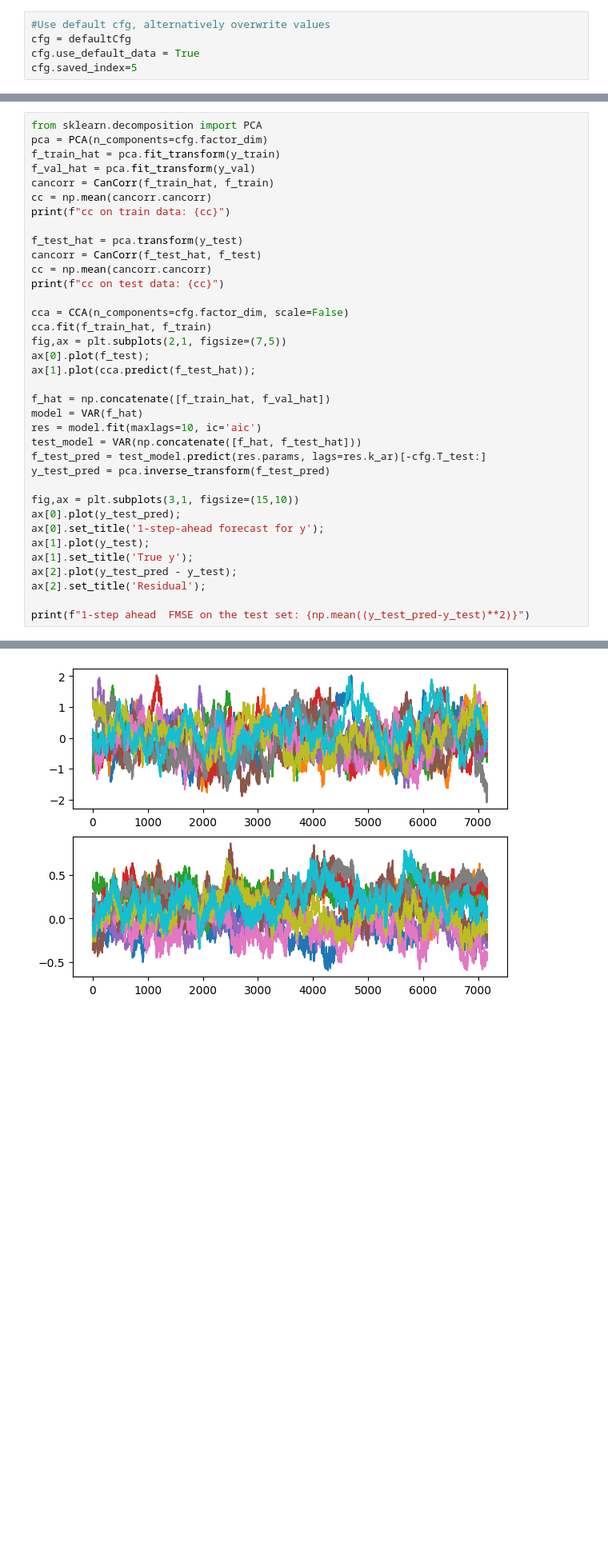
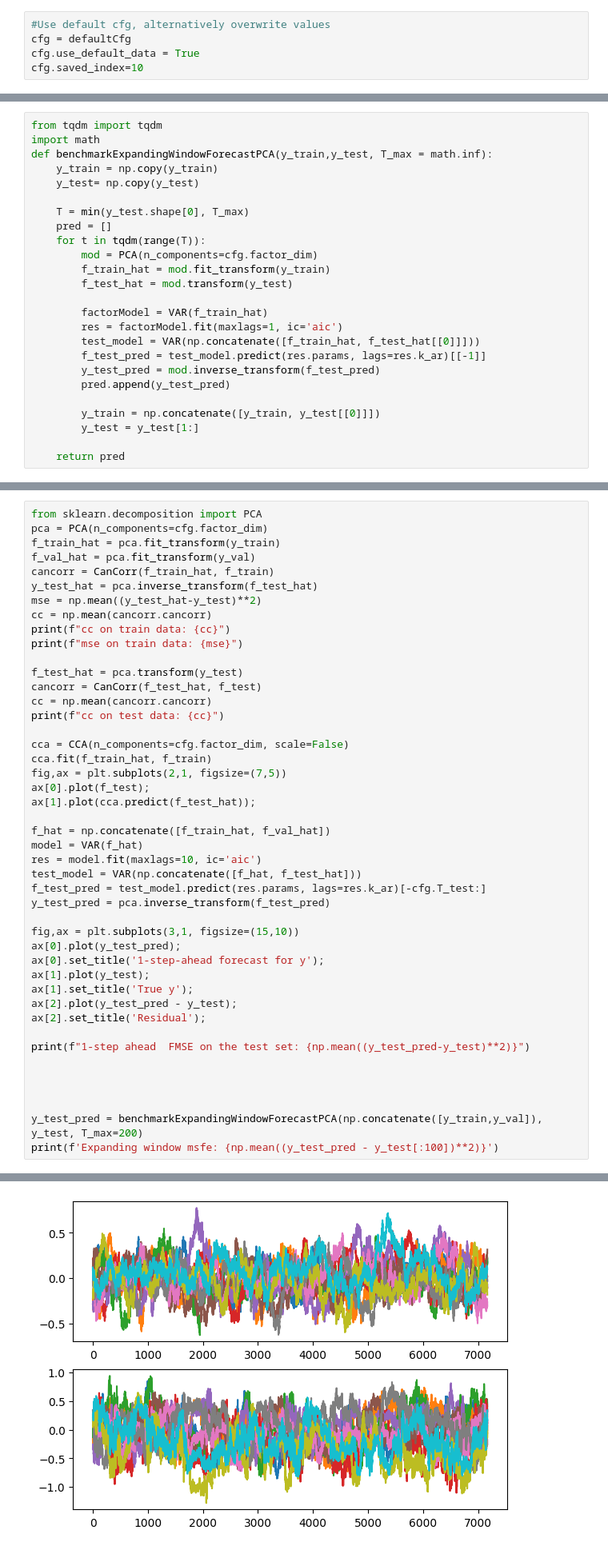
Before and after one commit to julianvanmeggelen/Thesis, a Jupyter notebook: Simulation/Benchmark.ipynb, the cells around one changed output, grey strips where cells are left out. Shown at 80% size. Saved outputs shown, nothing was run; the diff lists cells and outputs as text; blank space fills up the shorter version.

```diff
--- a/Simulation/Benchmark.ipynb
+++ b/Simulation/Benchmark.ipynb
@@ -42,7 +45,7 @@ EXPERIMENT_NAME = 'Experiment_template'
 #Use default cfg, alternatively overwrite values
 cfg = defaultCfg
 cfg.use_default_data = True
-cfg.saved_index=5
+cfg.saved_index=10
 # %% [markdown]
 ## Obtain Data
 Obtain the simulated $y$ and $f$
@@ -94,6 +94,31 @@ Decoder(
 ##torch.save(dec, '../DGP/saved/dec_4.pt')
 #np.save(arr=y, file='../DGP/saved/y_4.npy')
 #np.save(arr=f, file='../DGP/saved/f_4.npy')
+# %%
+from tqdm import tqdm
+import math
+def benchmarkExpandingWindowForecastPCA(y_train,y_test, T_max = math.inf):
+    y_train = np.copy(y_train)
+    y_test= np.copy(y_test)
+
+    T = min(y_test.shape[0], T_max)
+    pred = []
+    for t in tqdm(range(T)):
+        mod = PCA(n_components=cfg.factor_dim)
+        f_train_hat = mod.fit_transform(y_train)
+        f_test_hat = mod.transform(y_test)
+
+        factorModel = VAR(f_train_hat)
+        res = factorModel.fit(maxlags=1, ic='aic')
+        test_model = VAR(np.concatenate([f_train_hat, f_test_hat[[0]]]))
+        f_test_pred = test_model.predict(res.params, lags=res.k_ar)[[-1]]
+        y_test_pred = mod.inverse_transform(f_test_pred)
+        pred.append(y_test_pred)
+
+        y_train = np.concatenate([y_train, y_test[[0]]])
+        y_test = y_test[1:]
+
+    return pred
 # %% [markdown]
 ### PCA
 # %%
@@ -102,8 +127,11 @@ pca = PCA(n_components=cfg.factor_dim)
 f_train_hat = pca.fit_transform(y_train)
 f_val_hat = pca.fit_transform(y_val)
 cancorr = CanCorr(f_train_hat, f_train)
+y_test_hat = pca.inverse_transform(f_test_hat)
+mse = np.mean((y_test_hat-y_test)**2)
 cc = np.mean(cancorr.cancorr)
 print(f"cc on train data: {cc}")
+print(f"mse on train data: {mse}")
 
 f_test_hat = pca.transform(y_test)
 cancorr = CanCorr(f_test_hat, f_test)
@@ -132,4 +160,10 @@ ax[2].plot(y_test_pred - y_test);
 ax[2].set_title('Residual');
 
 print(f"1-step ahead  FMSE on the test set: {np.mean((y_test_pred-y_test)**2)}")
+
+
+
+
+y_test_pred = benchmarkExpandingWindowForecastPCA(np.concatenate([y_train,y_val]), y_test, T_max=200)
+print(f'Expanding window msfe: {np.mean((y_test_pred - y_test[:100])**2)}')
 # %% [output]
@@ -139 +175 @@ cc on test data: 0.8360842311426986
-[figure, old version]
+[figure, new version]
```
Also changed, not shown: parts of 8 cells of this notebook, 27 other files.
